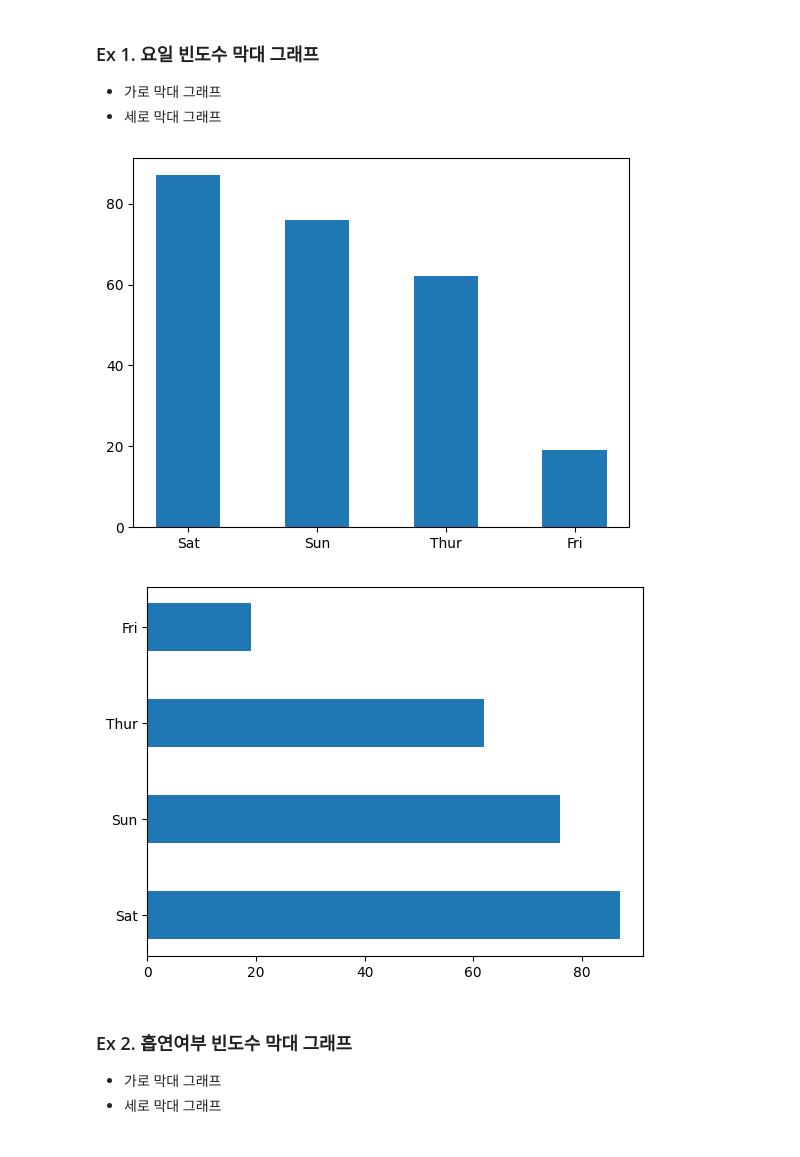
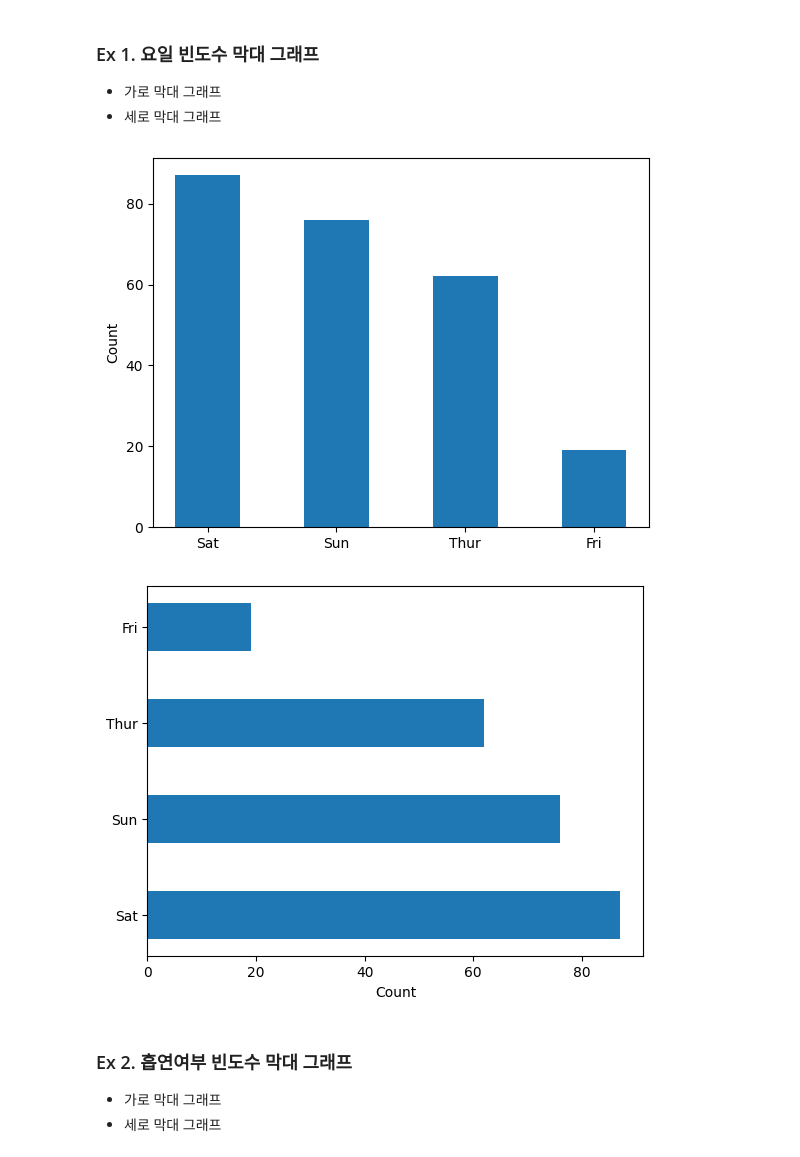
Before and after one commit to unit9090/Colab_Note, a Jupyter notebook: py16_matplotlib.ipynb, the cells around one changed output. Drawn from its saved outputs; the diff is of its cells as text; code cells hidden in the pictures.

```diff
--- a/py16_matplotlib.ipynb
+++ b/py16_matplotlib.ipynb
@@ -306,16 +306,16 @@ plt.show()
 day_count = tips.day.value_counts()
 # %%
 plt.bar(x = day_count.index, height = day_count.values, width = 0.5)
-
+plt.ylabel('Count')
 plt.show()
 # %% [output]
-[figure, old version]
+[figure, new version]
 # %%
 plt.barh(y = day_count.index, width = day_count.values, height= 0.5)
-
+plt.xlabel('Count')
 plt.show()
 # %% [output]
-[figure, old version]
+[figure, new version]
 # %% [markdown]
 ### Ex 2. 흡연여부 빈도수 막대 그래프
 
```
Also changed, not shown: parts of 24 cells of this notebook.
